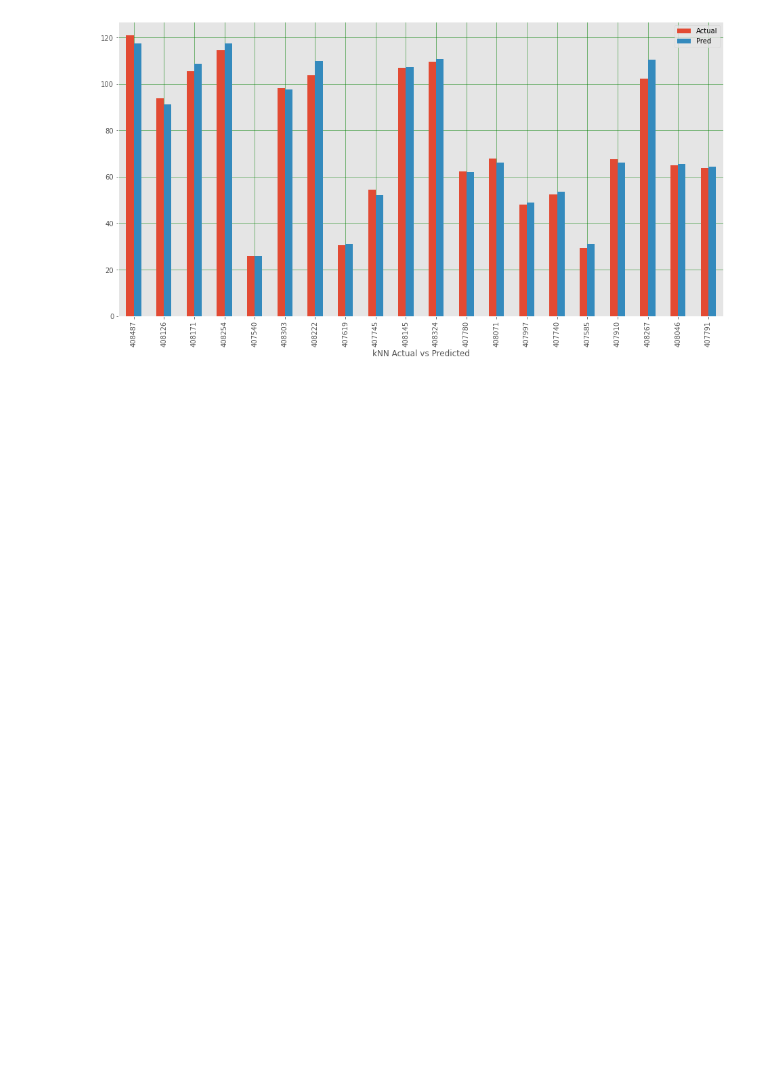
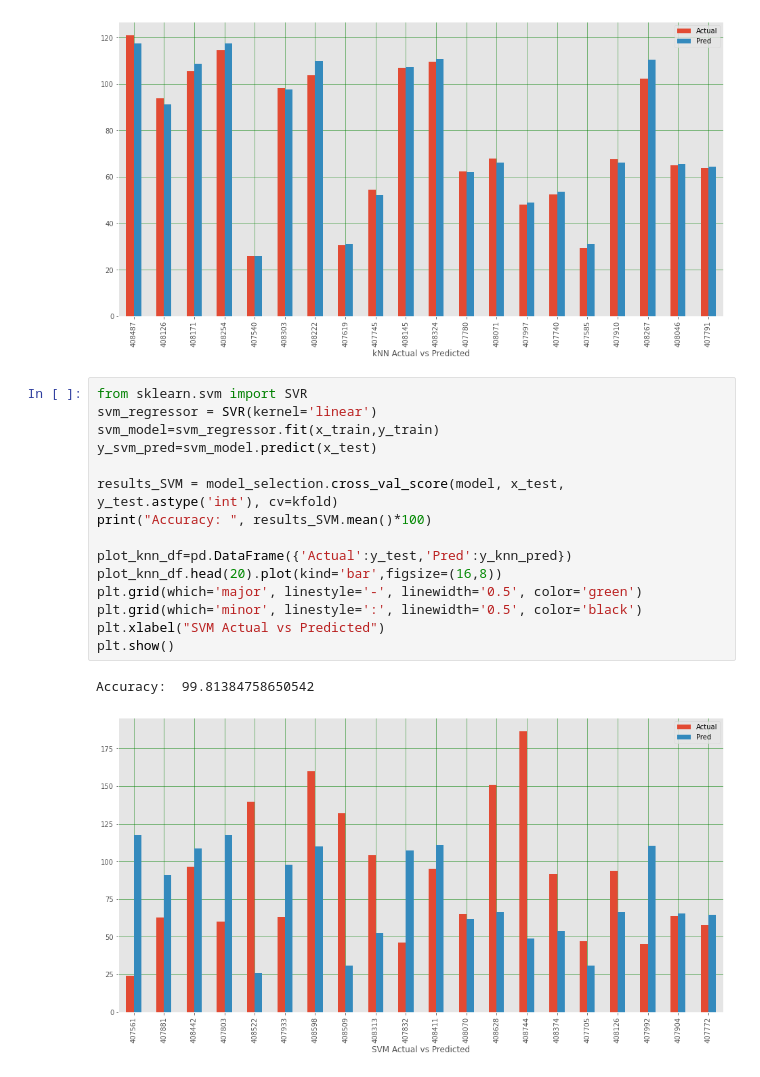
Before and after one commit to Akshantjain/cs418project, a Jupyter notebook: Final-Project.ipynb, the cells around one changed output. Cells and saved outputs as stored; diff of their text form; blank space fills up the shorter version.

Commit message:
SVM model prediction for close price

```diff
--- a/Final-Project.ipynb
+++ b/Final-Project.ipynb
@@ -287,3 +287,21 @@ plt.show()
 # %% [output]
 Accuracy:  99.46228287253875
 [figure]
+# %%
+from sklearn.svm import SVR
+svm_regressor = SVR(kernel='linear')
+svm_model=svm_regressor.fit(x_train,y_train)
+y_svm_pred=svm_model.predict(x_test)
+
+results_SVM = model_selection.cross_val_score(model, x_test, y_test.astype('int'), cv=kfold)
+print("Accuracy: ", results_SVM.mean()*100)
+
+plot_knn_df=pd.DataFrame({'Actual':y_test,'Pred':y_knn_pred})
+plot_knn_df.head(20).plot(kind='bar',figsize=(16,8))
+plt.grid(which='major', linestyle='-', linewidth='0.5', color='green')
+plt.grid(which='minor', linestyle=':', linewidth='0.5', color='black')
+plt.xlabel("SVM Actual vs Predicted")
+plt.show()
+# %% [output]
+Accuracy:  99.81384758650542
+[figure, added]
```
